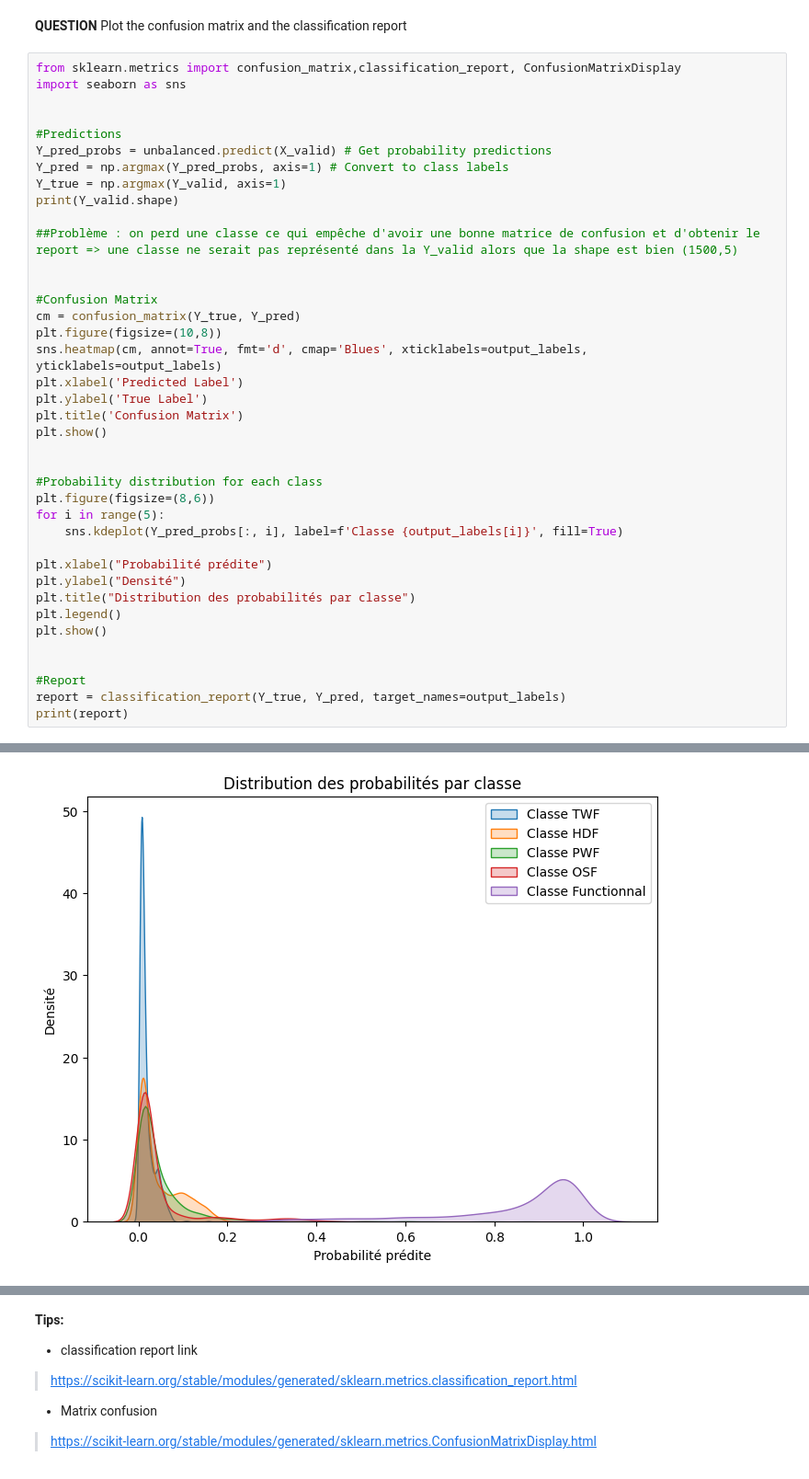
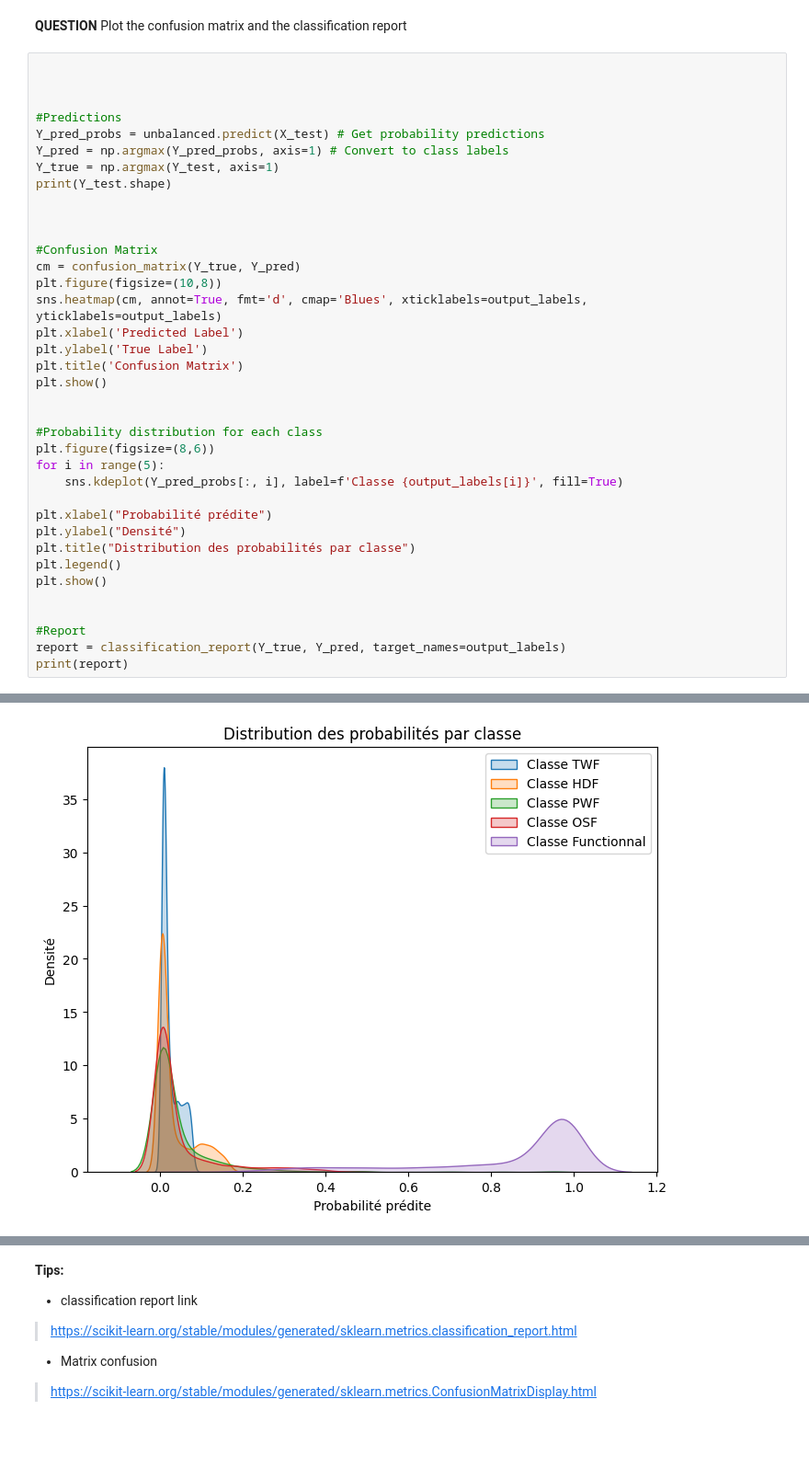
Before and after one commit to tristanplx/embeded_ia, a Jupyter notebook: TP_IA_EMBARQUEE.ipynb, the cells around one changed output, grey strips where cells are left out. Shown at 92% size. Cells and saved outputs as stored; diff of their text form; blank space fills up the shorter version.

```diff
--- a/TP_IA_EMBARQUEE.ipynb
+++ b/TP_IA_EMBARQUEE.ipynb
@@ -332,17 +337,15 @@ Performance on the TEST set, ACCURACY= 0.95333331823349
 # %% [markdown]
 **QUESTION** Plot the confusion matrix and the classification report
 # %%
-from sklearn.metrics import confusion_matrix,classification_report, ConfusionMatrixDisplay
-import seaborn as sns
+
 
 
 #Predictions
-Y_pred_probs = unbalanced.predict(X_valid) # Get probability predictions
+Y_pred_probs = unbalanced.predict(X_test) # Get probability predictions
 Y_pred = np.argmax(Y_pred_probs, axis=1) # Convert to class labels
-Y_true = np.argmax(Y_valid, axis=1)
-print(Y_valid.shape)
+Y_true = np.argmax(Y_test, axis=1)
+print(Y_test.shape)
 
-##Problème : on perd une classe ce qui empêche d'avoir une bonne matrice de confusion et d'obtenir le report => une classe ne serait pas représenté dans la Y_valid alors que la shape est bien (1500,5)
 
 
 #Confusion Matrix
@@ -377,3 +380,3 @@ print(report)
-[figure, old version]
+[figure, new version]
               precision    recall  f1-score   support
 
```
Also changed, not shown: parts of 9 cells of this notebook.
